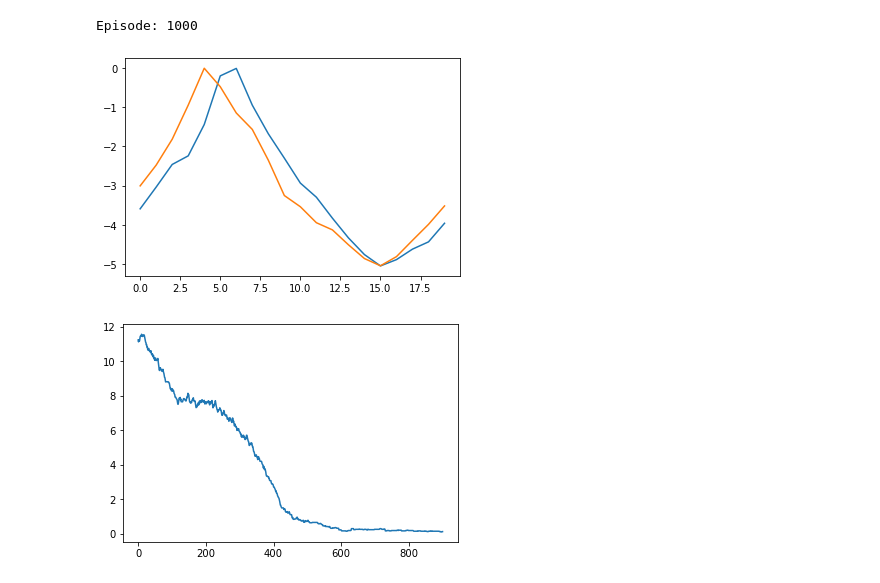
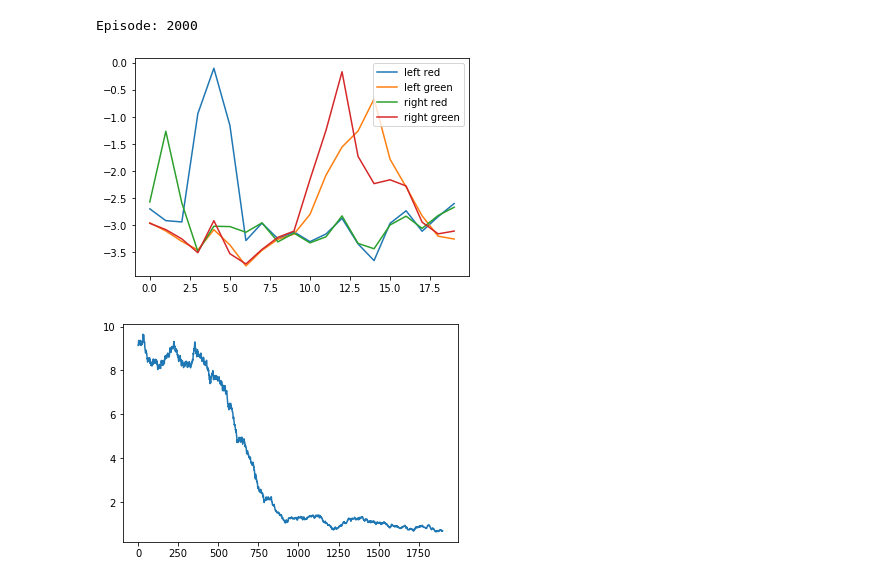
Before and after one commit to cameron-justice/Maze_Memory, a Jupyter notebook: 1d_rg_wm.ipynb, the cells around one changed output. Cells and saved outputs as stored; diff of their text form; code cells hidden in the pictures.

```diff
--- a/1d_rg_wm.ipynb
+++ b/1d_rg_wm.ipynb
@@ -8,11 +8,13 @@ from collections import deque
 import matplotlib.pyplot as plt
 # %%
 maze_size = 20 # Number of points
-goal = 5 # Place the session ends
+goal = [3,13] # Place the session ends
 reward_bad = -1 # Reward for normal tiles
 reward_goal = 0 # Reward for goal tiles
 
 action_set = ["left", "right"] # Available actions the agent can take
+
+color_set = ["red", "green"]
 
 hrr_size = 1024 # Dimensionality of the HRRs (minimum 10x maze_size)
 
@@ -21,7 +23,7 @@ policy_alpha = 0.001 # Learning rate
 policy_epsilon = 0.03 # Random action chance
 policy_lambda = 0.1 #
 
-epochs = 1000
+epochs = 2000
 max_moves = maze_size
 
 bias = 0.0 # Bias input for the agent
@@ -31,3 +33,5 @@ targets = np.zeros([1,1,1]) # Q-Factored Qt values
 choice_function = np.mean
 
 n_strats = 1
+
+print(eligibility)
@@ -123,37 +136,42 @@ def randomq(state):
 for epoch in range(epochs):
     eligibility[:,:,:] = 0
     current_state = np.random.choice(range(maze_size))
-    optimal_steps = min((current_state-goal)%maze_size,  (goal-current_state)%maze_size)
+    goal_idx = np.random.choice(range(len(color_set)))
+    optimal_steps = min((current_state-goal[goal_idx])%maze_size,  (goal[goal_idx]-current_state)%maze_size)
+    current_signal = color_set[goal_idx]
+
+    current_wm = current_signal # Automatically remember first signal as no input gate in use
 
     if(epoch+1) % 10 == 0:
         print('\rEpisode:', (epoch+1), end='')
 
     for step in range(max_moves):
-        if current_state == goal:
+        if current_state == goal[goal_idx]:
             break
 
         if np.random.random() < policy_epsilon:
-            [current_value, current_hrr, current_action] = randomq(current_state)
+            [current_value, current_hrr, current_action, current_wm] = randomq(current_state, current_signal, current_wm)
         else:
-            [current_value, current_hrr, current_action] = greedyq(current_state)
+            [current_value, current_hrr, current_action, current_wm] = greedyq(current_state, current_signal, current_wm)
 
+        previous_value = current_value
         previous_hrr = current_hrr
-        previous_value = current_value
-        #previous_state = current_state
-        #previous_action = current_action
+        previous_wm = current_wm
 
         if current_action == action_set[0]:
             current_state = (current_state-1)%maze_size
         else:
             current_state = (current_state+1)%maze_size
 
-        if current_state == goal:
+        if current_state == goal[goal_idx]:
             delta = reward_goal - previous_value
             target = logmod(delta) + previous_value
         else:
-            [current_value,_,_] = maxq(current_state)
+            [current_value,_,_] = maxq(current_state, current_signal, current_wm)
             delta = (reward_bad + (policy_gamma * current_value)) - previous_value
             target = logmod(delta) + previous_value
+
+        current_signal = "I"
 
         targets[:,:,:] = target
 
@@ -163,18 +181,21 @@ for epoch in range(epochs):
 
     suboptimal_steps.append(step - optimal_steps)
 # %% [output]
-Episode: 1000
+Episode: 2000
 # %%
 data = []
 for action in action_set:
-    data += [choice_function(model.predict(encode(state, action))+bias) for state in range(maze_size)]
-data = np.reshape(data, [2,maze_size]).T
+    for color in color_set:
+        data += [choice_function(model.predict(encode(state, action, color))+bias) for state in range(maze_size)]
+data = np.reshape(data, [4,maze_size]).T
 plt.plot(data)
+plt.legend(["left red", "left green", "right red", "right green"])
 plt.show()
+
 window_size = 100
 data = [np.mean(suboptimal_steps[x:x+window_size]) for x in range(len(suboptimal_steps)-window_size)]
 plt.plot(data)
 plt.show()
 # %% [output]
-[figure, old version]
+[figure, new version]
-[figure, old version]
+[figure, new version]
```
Also changed, not shown: parts of 3 cells of this notebook, 4 other files.
